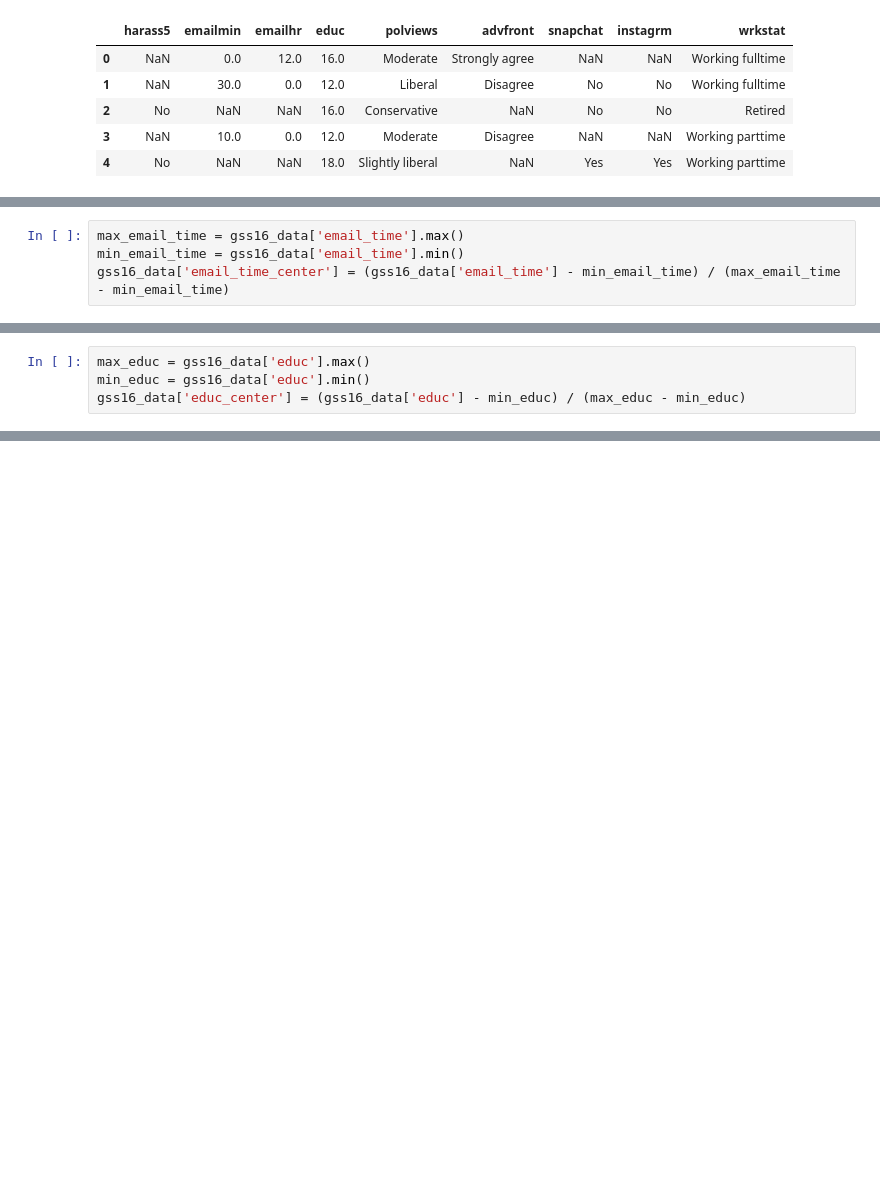
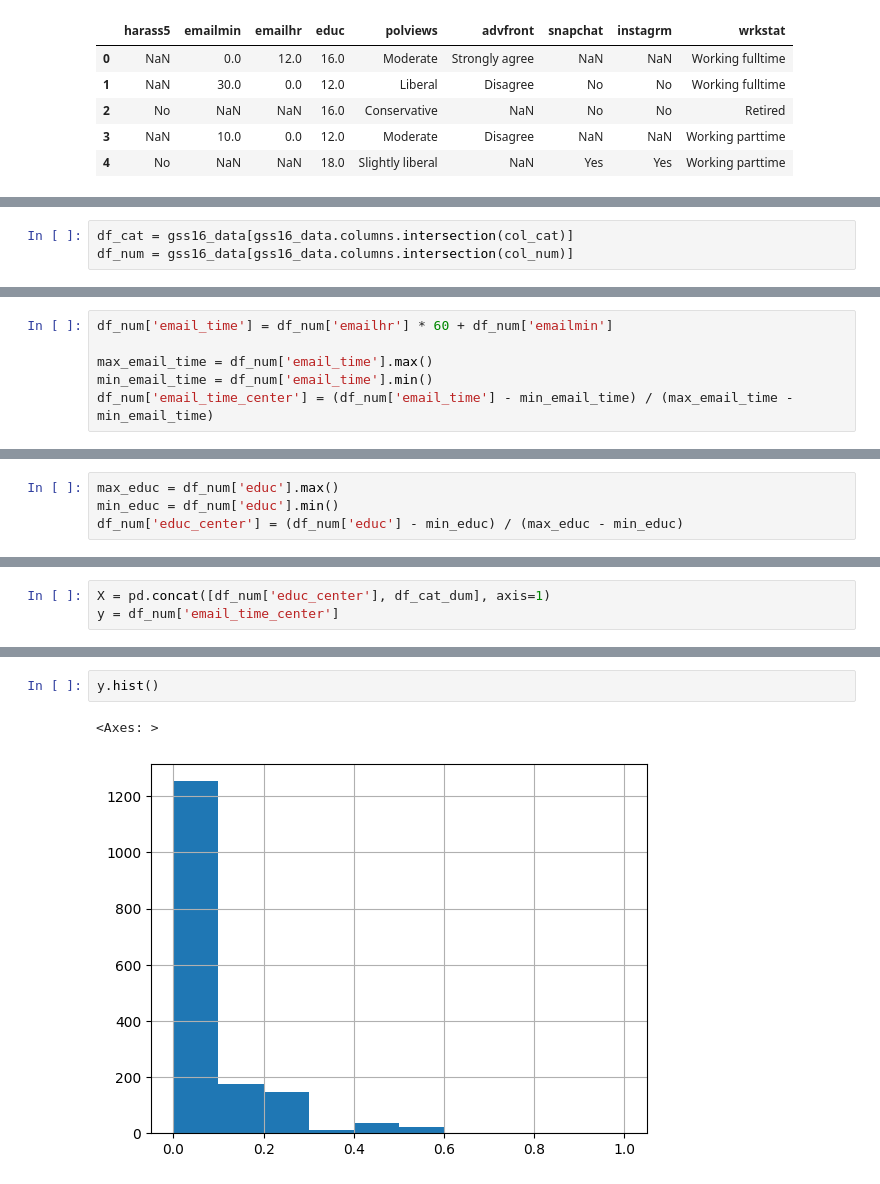
Before and after one commit to batman0911/social-stat-final-term, a Jupyter notebook: preprocessing.ipynb, the cells around one changed output, grey strips where cells are left out. Cells and saved outputs as stored; diff of their text form; blank space fills up the shorter version.

```diff
--- a/preprocessing.ipynb
+++ b/preprocessing.ipynb
@@ -51,0 +42,3 @@ gss16_data['email_time'] = gss16_data['emailhr'] * 60 + gss16_data['emailmin']
+# %%
+df_cat = gss16_data[gss16_data.columns.intersection(col_cat)]
+df_num = gss16_data[gss16_data.columns.intersection(col_num)]
@@ -52,4 +66,6 @@ gss16_data['email_time'] = gss16_data['emailhr'] * 60 + gss16_data['emailmin']
 # %%
-max_email_time = gss16_data['email_time'].max()
-min_email_time = gss16_data['email_time'].min()
-gss16_data['email_time_center'] = (gss16_data['email_time'] - min_email_time) / (max_email_time - min_email_time)
+df_num['email_time'] = df_num['emailhr'] * 60 + df_num['emailmin']
+
+max_email_time = df_num['email_time'].max()
+min_email_time = df_num['email_time'].min()
+df_num['email_time_center'] = (df_num['email_time'] - min_email_time) / (max_email_time - min_email_time)
@@ -69,6 +96,6 @@ gss16_data['email_time_center']
 2865    0.010000
 Name: email_time_center, Length: 1649, dtype: float64
 # %%
-max_educ = gss16_data['educ'].max()
-min_educ = gss16_data['educ'].min()
-gss16_data['educ_center'] = (gss16_data['educ'] - min_educ) / (max_educ - min_educ)
+max_educ = df_num['educ'].max()
+min_educ = df_num['educ'].min()
+df_num['educ_center'] = (df_num['educ'] - min_educ) / (max_educ - min_educ)
@@ -89,0 +169,3 @@ Name: educ_center, Length: 1649, dtype: float64
+# %%
+X = pd.concat([df_num['educ_center'], df_cat_dum], axis=1)
+y = df_num['email_time_center']
@@ -89,0 +208,5 @@ Name: educ_center, Length: 1649, dtype: float64
+# %%
+y.hist()
+# %% [output]
+<Axes: >
+[figure, added]
```
Also changed, not shown: parts of 32 cells of this notebook, 5 other files.
